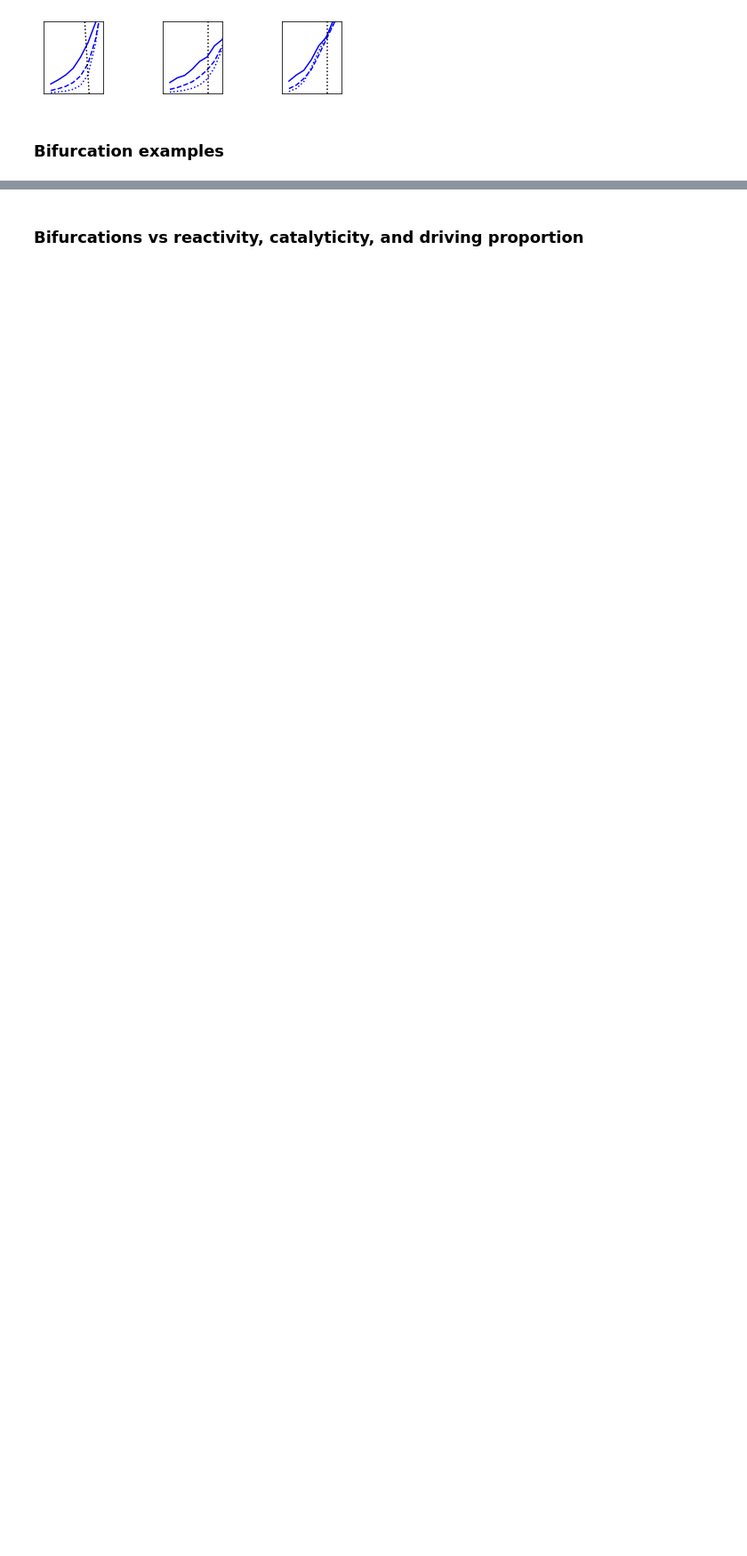
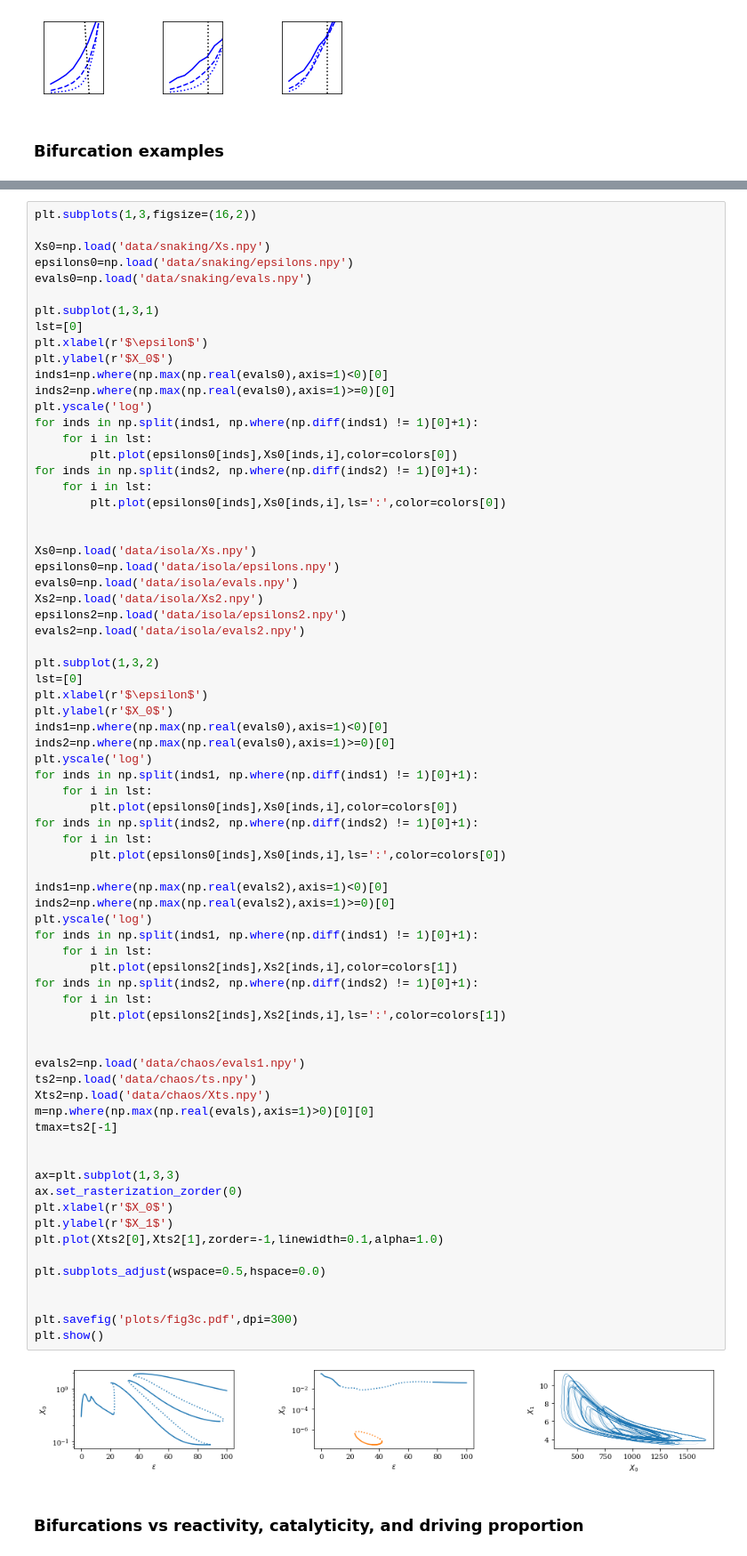
Before and after one commit to znicolaou/rmtchem, a Jupyter notebook: plots.ipynb, the cells around one changed output, grey strips where cells are left out. Shown at 89% size. Cells and saved outputs as stored; diff of their text form; blank space fills up the shorter version.

```diff
--- a/plots.ipynb
+++ b/plots.ipynb
@@ -389,3 +333,77 @@ plt.show()
+# %%
+plt.subplots(1,3,figsize=(16,2))
+
+Xs0=np.load('data/snaking/Xs.npy')
+epsilons0=np.load('data/snaking/epsilons.npy')
+evals0=np.load('data/snaking/evals.npy')
+
+plt.subplot(1,3,1)
+lst=[0]
+plt.xlabel(r'$\epsilon$')
+plt.ylabel(r'$X_0$')
+inds1=np.where(np.max(np.real(evals0),axis=1)<0)[0]
+inds2=np.where(np.max(np.real(evals0),axis=1)>=0)[0]
+plt.yscale('log')
+for inds in np.split(inds1, np.where(np.diff(inds1) != 1)[0]+1):
+    for i in lst:
+        plt.plot(epsilons0[inds],Xs0[inds,i],color=colors[0])
+for inds in np.split(inds2, np.where(np.diff(inds2) != 1)[0]+1):
+    for i in lst:
+        plt.plot(epsilons0[inds],Xs0[inds,i],ls=':',color=colors[0])
+
+
+Xs0=np.load('data/isola/Xs.npy')
+epsilons0=np.load('data/isola/epsilons.npy')
+evals0=np.load('data/isola/evals.npy')
+Xs2=np.load('data/isola/Xs2.npy')
+epsilons2=np.load('data/isola/epsilons2.npy')
+evals2=np.load('data/isola/evals2.npy')
+
+plt.subplot(1,3,2)
+lst=[0]
+plt.xlabel(r'$\epsilon$')
+plt.ylabel(r'$X_0$')
+inds1=np.where(np.max(np.real(evals0),axis=1)<0)[0]
+inds2=np.where(np.max(np.real(evals0),axis=1)>=0)[0]
+plt.yscale('log')
+for inds in np.split(inds1, np.where(np.diff(inds1) != 1)[0]+1):
+    for i in lst:
+        plt.plot(epsilons0[inds],Xs0[inds,i],color=colors[0])
+for inds in np.split(inds2, np.where(np.diff(inds2) != 1)[0]+1):
+    for i in lst:
+        plt.plot(epsilons0[inds],Xs0[inds,i],ls=':',color=colors[0])
+
+inds1=np.where(np.max(np.real(evals2),axis=1)<0)[0]
+inds2=np.where(np.max(np.real(evals2),axis=1)>=0)[0]
+plt.yscale('log')
+for inds in np.split(inds1, np.where(np.diff(inds1) != 1)[0]+1):
+    for i in lst:
+        plt.plot(epsilons2[inds],Xs2[inds,i],color=colors[1])
+for inds in np.split(inds2, np.where(np.diff(inds2) != 1)[0]+1):
+    for i in lst:
+        plt.plot(epsilons2[inds],Xs2[inds,i],ls=':',color=colors[1])
+
+
+evals2=np.load('data/chaos/evals1.npy')
+ts2=np.load('data/chaos/ts.npy')
+Xts2=np.load('data/chaos/Xts.npy')
+m=np.where(np.max(np.real(evals),axis=1)>0)[0][0]
+tmax=ts2[-1]
+
+
+ax=plt.subplot(1,3,3)
+ax.set_rasterization_zorder(0)
+plt.xlabel(r'$X_0$')
+plt.ylabel(r'$X_1$')
+plt.plot(Xts2[0],Xts2[1],zorder=-1,linewidth=0.1,alpha=1.0)
+
+plt.subplots_adjust(wspace=0.5,hspace=0.0)
+
+
+plt.savefig('plots/fig3c.pdf',dpi=300)
+plt.show()
+# %% [output]
+[figure, added]
 # %% [markdown]
 ### Bifurcations vs reactivity, catalyticity, and driving proportion
 # %%
```
Also changed, not shown: parts of 2 cells of this notebook, 33 other files.
